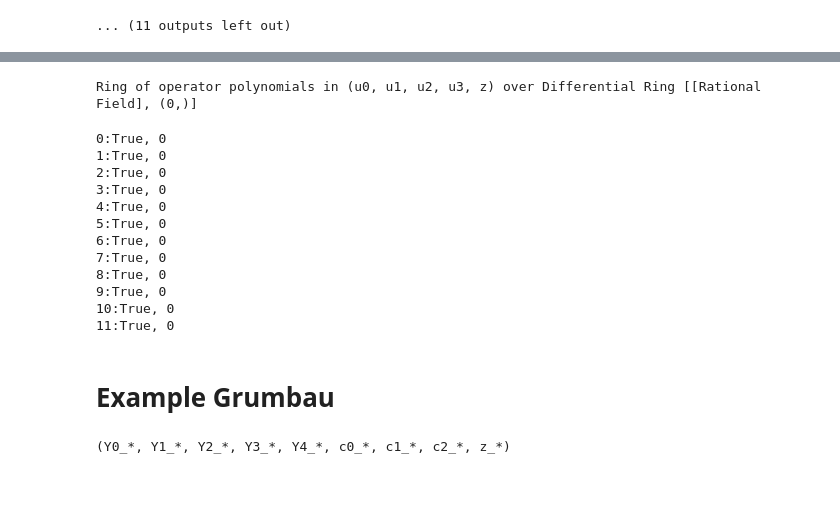
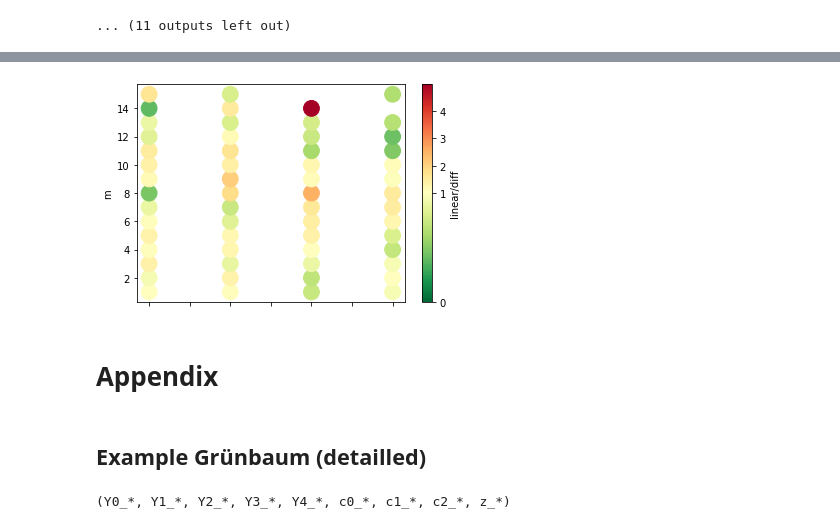
Before and after one commit to Antonio-JP/dalgebra, a Jupyter notebook: notebooks/ISSAC23_Poster.ipynb, the cells around one changed output, grey strips where cells are left out. Cells and saved outputs as stored; diff of their text form; code cells hidden in the pictures; blank space fills up the shorter version.

Commit message:
Updated notebook with some results

```diff
--- a/notebooks/ISSAC23_Poster.ipynb
+++ b/notebooks/ISSAC23_Poster.ipynb
@@ -402,5 +380,7 @@ Wall time: 37 s
 # %%
-show(P.parent())
-w = P.parent().weight_func([5,4,3,2,0],[1])
-for i in range(P.order(z)+1):
-    print(f"{i}:{P.coefficient(z[i]).is_homogeneous(w)}, {w(P.coefficient(z[i]))}")
+import pandas as pd
+linear_time = pd.read_csv('../experiments/results/linear.csv', sep=';').groupby(["n","m"]).mean()
+diff_time = pd.read_csv('../experiments/results/diff.csv', sep=';').groupby(["n","m"]).mean()
+combined_table = linear_time.merge(diff_time, on = ["n","m"], suffixes = ["_linear", "_diff"])
+combined_table["linear/diff"] = combined_table["time_linear"]/combined_table["time_diff"]
+combined_table["efficient"] = combined_table["linear/diff"] <= 1
@@ -430,24 +387,13 @@ z_11
-# %%
-show(P.parent())
-w = P.parent().weight_func([5,4,3,2,0],[1])
-for i in range(P.order(z)+1):
-    print(f"{i}:{P.coefficient(z[i]).is_homogeneous(w)}, {w(P.coefficient(z[i]))}")
-# %% [output]
-Ring of operator polynomials in (u0, u1, u2, u3, z) over Differential Ring [[Rational Field], (0,)]
-0:True, 0
-1:True, 0
-2:True, 0
-3:True, 0
-4:True, 0
-5:True, 0
-6:True, 0
-7:True, 0
-8:True, 0
-9:True, 0
-10:True, 0
-11:True, 0
+# %%
+from matplotlib import colors
+divnorm=colors.TwoSlopeNorm(vmin=0., vcenter=1., vmax=combined_table["linear/diff"].max())
+combined_table.reset_index().plot.scatter(x="n", y="m", c="linear/diff", s=250, cmap="RdYlGn_r", norm=divnorm);
+# %% [output]
+[figure, added]
 # %% [markdown]
-# Example Grumbau
+# **Appendix**
+# %% [markdown]
+## Example Grünbaum (detailled)
 # %%
 R.<Y0,Y1,Y2,Y3,Y4,c0,c1,c2,z> = DifferentialPolynomialRing(QQ)
 # %%
```
Also changed, not shown: parts of 50 cells of this notebook.
